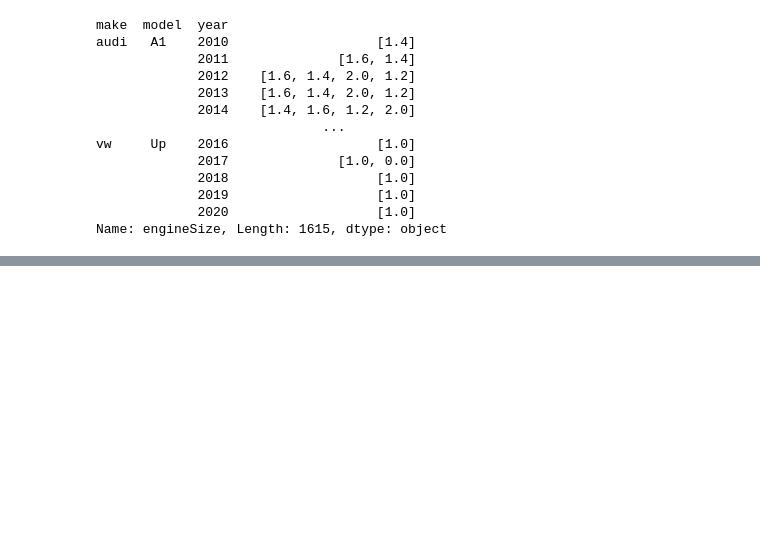
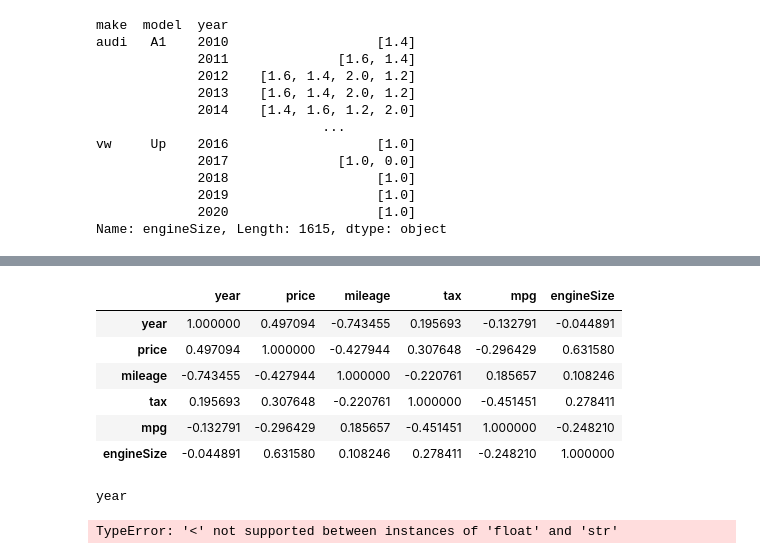
Before and after one commit to dietrujillo/ml_lab, a Jupyter notebook: lab1/notebooks/initial_exploratory_analysis.ipynb, the cells around one changed output, grey strips where cells are left out. Drawn from its saved outputs; the diff is of its cells as text; code cells hidden in the pictures; blank space fills up the shorter version.

```diff
--- a/lab1/notebooks/initial_exploratory_analysis.ipynb
+++ b/lab1/notebooks/initial_exploratory_analysis.ipynb
@@ -204,0 +251,22 @@ Name: engineSize, Length: 1615, dtype: object
+# %%
+df.corr()
+# %% [output]
+|  | year | price | mileage | tax | mpg | engineSize |
+| year | 1.000000 | 0.497094 | -0.743455 | 0.195693 | -0.132791 | -0.044891 |
+| price | 0.497094 | 1.000000 | -0.427944 | 0.307648 | -0.296429 | 0.631580 |
+| mileage | -0.743455 | -0.427944 | 1.000000 | -0.220761 | 0.185657 | 0.108246 |
+| tax | 0.195693 | 0.307648 | -0.220761 | 1.000000 | -0.451451 | 0.278411 |
+| mpg | -0.132791 | -0.296429 | 0.185657 | -0.451451 | 1.000000 | -0.248210 |
+| engineSize | -0.044891 | 0.631580 | 0.108246 | 0.278411 | -0.248210 | 1.000000 |
+# %%
+from scipy.stats import kstest, shapiro, mannwhitneyu
+
+for var in df:
+    if pd.api.types.is_numeric_dtype(df[var]):
+        print(var)
+        print("Shapiro-Wilks test:", shapiro(df))
+        print("K-S test for normal distribution:", kstest(df[var], "norm"))
+        print("U-test with price", mannwhitneyu(df[var], df[price]))
+# %% [output]
+year
+TypeError: '<' not supported between instances of 'float' and 'str'
```
Also changed, not shown: parts of 4 cells of this notebook, 2 other files.
